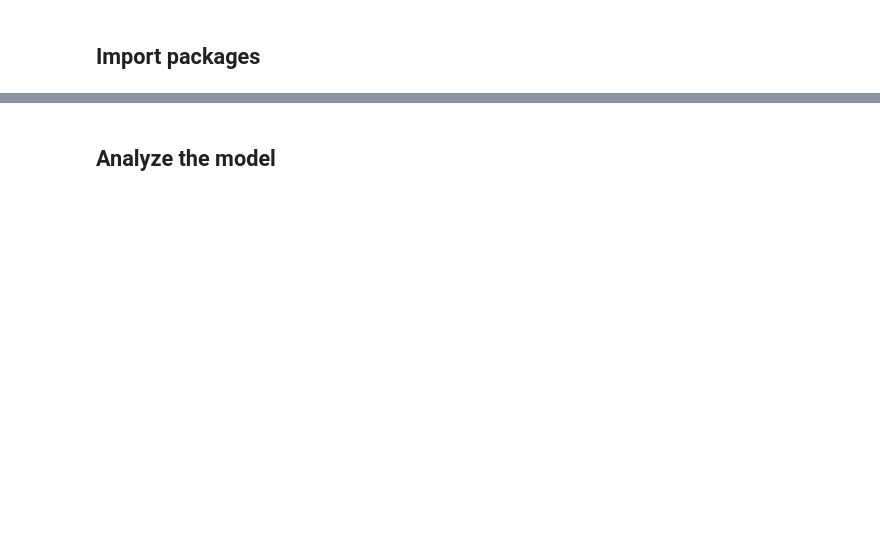
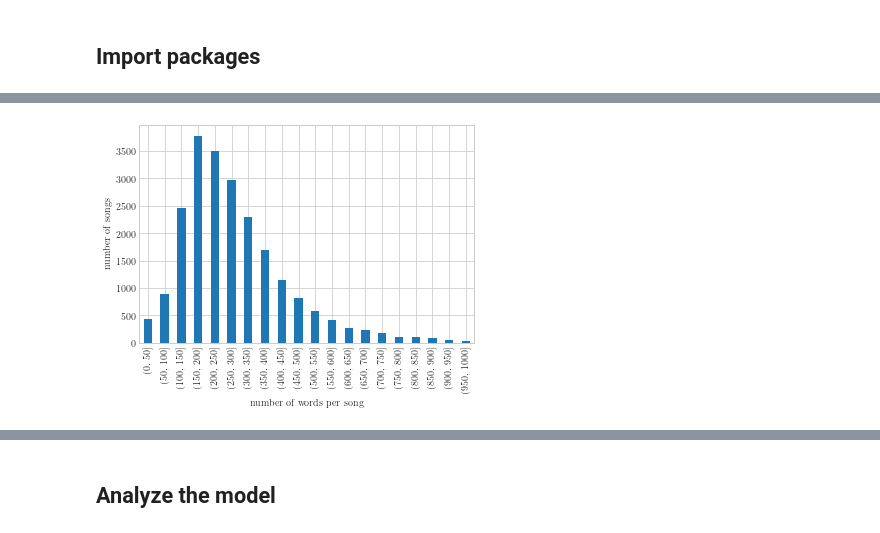
Before and after one commit to awlassche/dutch-historical-song-topics, a Jupyter notebook: notebooks/Topical Fluctuations EMLC.ipynb, the cells around one changed output, grey strips where cells are left out. Saved outputs shown, nothing was run; the diff lists cells and outputs as text; code cells hidden in the pictures; blank space fills up the shorter version.

```diff
--- a/notebooks/Topical Fluctuations EMLC.ipynb
+++ b/notebooks/Topical Fluctuations EMLC.ipynb
@@ -32,0 +71,3 @@ logging.root.level = logging.INFO
+# %%
+songs = pd.read_csv('../data/songs_2022.csv', sep='\t', index_col=0)
+songs.shape
@@ -32,0 +76,3 @@ logging.root.level = logging.INFO
+# %%
+songs_timeset = songs[(songs['year'] >= 1550) & (songs['year'] <= 1750)]
+songs_timeset.shape
@@ -32,0 +130,9 @@ logging.root.level = logging.INFO
+# %%
+plt.rc('text', usetex=True)
+plt.rc('font', family='serif')
+songs_timeset.groupby(pd.cut(songs_timeset["n_words"], np.arange(0, 1050, 50)))['n_words'].count().plot(kind='bar')
+plt.xlabel('number of words per song')
+plt.ylabel('number of songs')
+plt.show()
+# %% [output]
+[figure, added]
```
Also changed, not shown: parts of 86 cells of this notebook, 5 other files.
